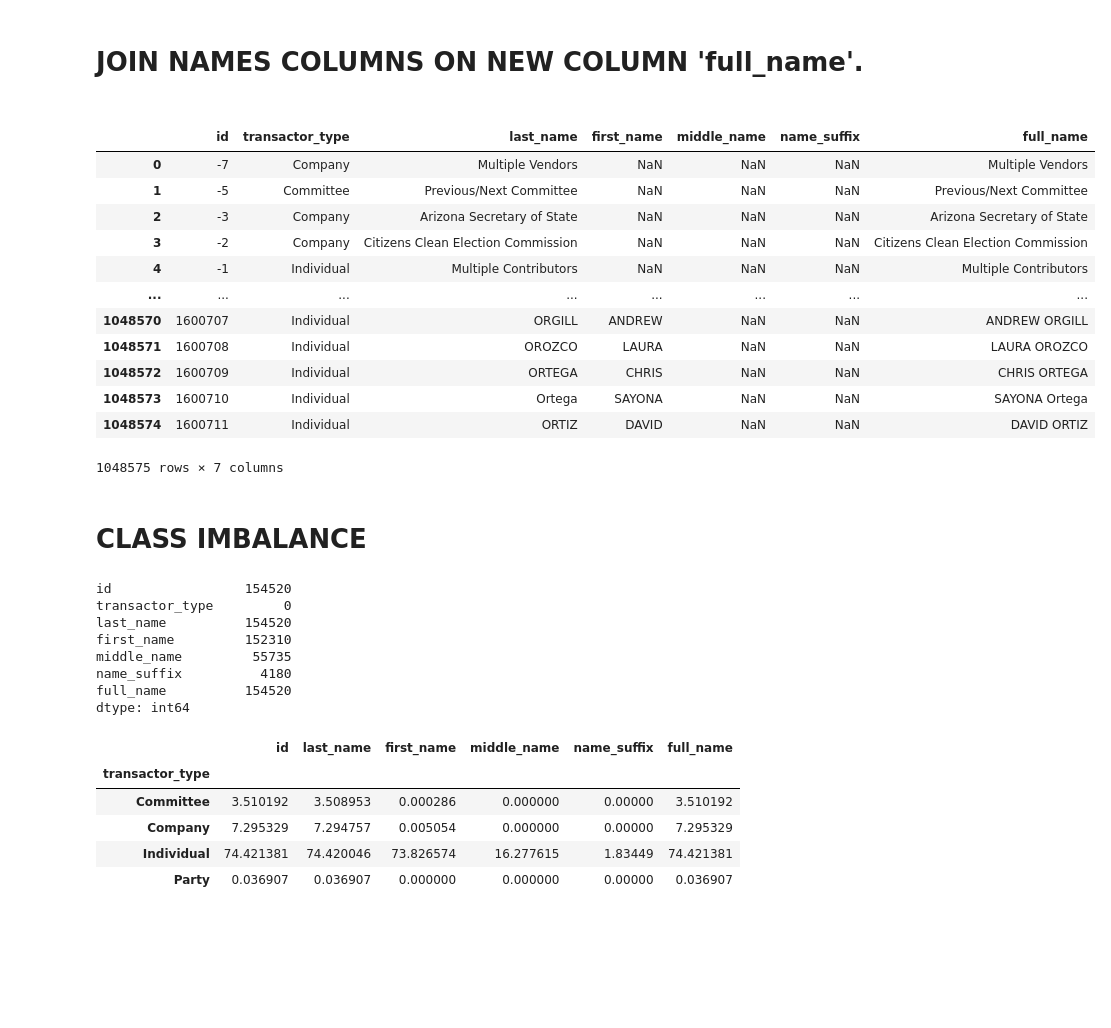
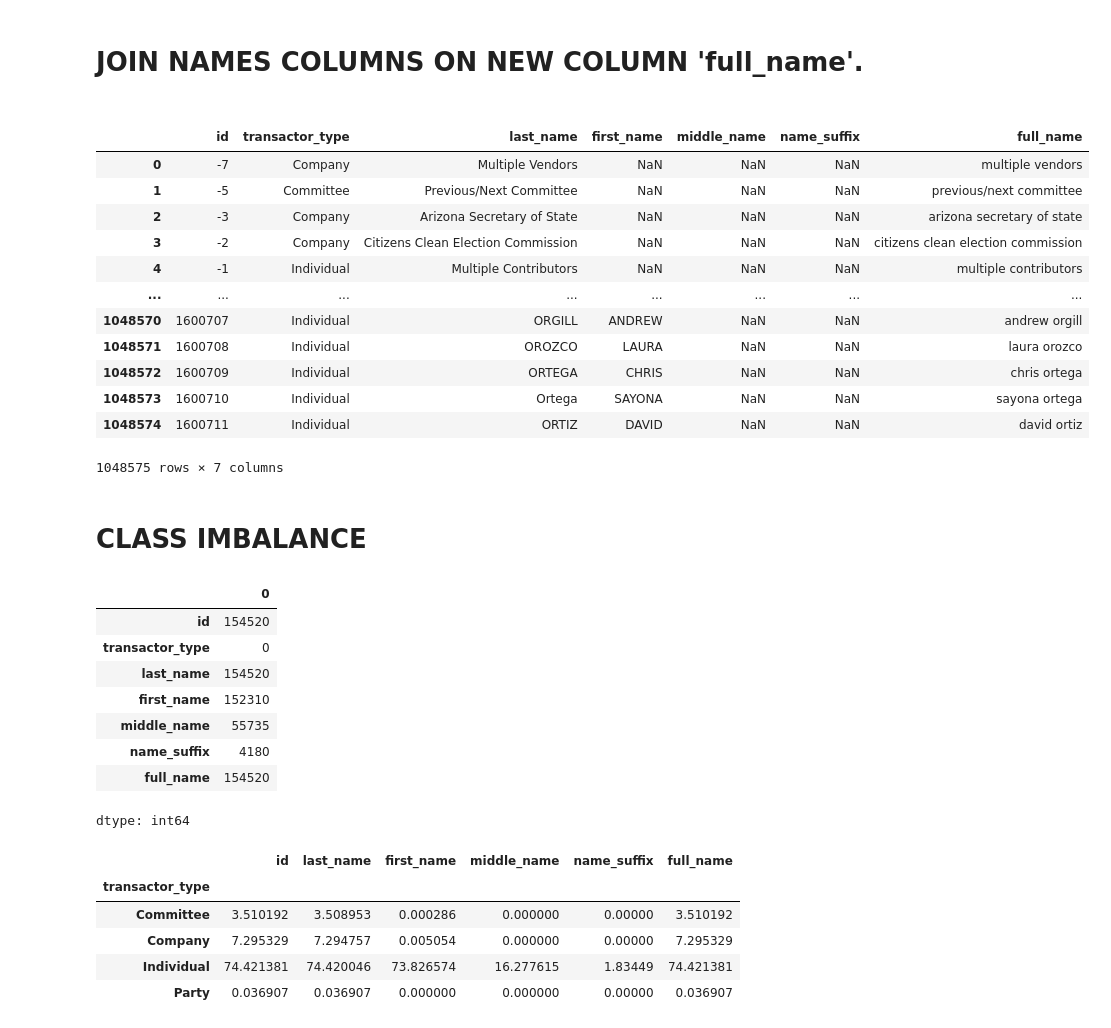
Before and after one commit to satadisha/ner_congressional_records, a Jupyter notebook: test.ipynb, the cells around one changed output. Saved outputs shown, nothing was run; the diff lists cells and outputs as text; code cells hidden in the pictures; blank space fills up the shorter version.

```diff
--- a/test.ipynb
+++ b/test.ipynb
@@ -7,6 +11,6 @@ DATA_PATH = "/home/jovyan/work/ner_congressional_records/DATA/"
 <h1>UNCOMMENT THIS WHILE USING COLLAB</h1>
 # %%
 
-# from google.colab import drive
-# drive.mount('/content/gdrive')
-# DATA_PATH = '/content/gdrive/MyDrive/REU/PROJECT/DATA/'
+from google.colab import drive
+drive.mount('/content/gdrive')
+DATA_PATH = '/content/gdrive/MyDrive/REU/PROJECT/DATA/'
@@ -95,34 +139,35 @@ az_transcators['full_name'] = az_transcators['name_suffix'].astype(str) + ' ' +
 # %%
 az_transcators['full_name'] = az_transcators['full_name'].str.replace('nan', '', regex=False).str.strip()
 # %%
+az_transcators['full_name'] = az_transcators['full_name'].str.lower()
 az_transcators
 # %% [output]
 |  | id | transactor_type | last_name | first_name | middle_name | name_suffix | full_name |
-| 0 | -7 | Company | Multiple Vendors | NaN | NaN | NaN | Multiple Vendors |
-| 1 | -5 | Committee | Previous/Next Committee | NaN | NaN | NaN | Previous/Next Committee |
-| 2 | -3 | Company | Arizona Secretary of State | NaN | NaN | NaN | Arizona Secretary of State |
-| 3 | -2 | Company | Citizens Clean Election Commission | NaN | NaN | NaN | Citizens Clean Election Commission |
-| 4 | -1 | Individual | Multiple Contributors | NaN | NaN | NaN | Multiple Contributors |
+| 0 | -7 | Company | Multiple Vendors | NaN | NaN | NaN | multiple vendors |
+| 1 | -5 | Committee | Previous/Next Committee | NaN | NaN | NaN | previous/next committee |
+| 2 | -3 | Company | Arizona Secretary of State | NaN | NaN | NaN | arizona secretary of state |
+| 3 | -2 | Company | Citizens Clean Election Commission | NaN | NaN | NaN | citizens clean election commission |
+| 4 | -1 | Individual | Multiple Contributors | NaN | NaN | NaN | multiple contributors |
 | ... | ... | ... | ... | ... | ... | ... | ... |
-| 1048570 | 1600707 | Individual | ORGILL | ANDREW | NaN | NaN | ANDREW ORGILL |
-| 1048571 | 1600708 | Individual | OROZCO | LAURA | NaN | NaN | LAURA OROZCO |
-| 1048572 | 1600709 | Individual | ORTEGA | CHRIS | NaN | NaN | CHRIS ORTEGA |
-| 1048573 | 1600710 | Individual | Ortega | SAYONA | NaN | NaN | SAYONA Ortega |
-| 1048574 | 1600711 | Individual | ORTIZ | DAVID | NaN | NaN | DAVID ORTIZ |
+| 1048570 | 1600707 | Individual | ORGILL | ANDREW | NaN | NaN | andrew orgill |
+| 1048571 | 1600708 | Individual | OROZCO | LAURA | NaN | NaN | laura orozco |
+| 1048572 | 1600709 | Individual | ORTEGA | CHRIS | NaN | NaN | chris ortega |
+| 1048573 | 1600710 | Individual | Ortega | SAYONA | NaN | NaN | sayona ortega |
+| 1048574 | 1600711 | Individual | ORTIZ | DAVID | NaN | NaN | david ortiz |
 1048575 rows × 7 columns
 # %% [markdown]
 <h1>CLASS IMBALANCE</h1>
 # %%
-
 az_transcators[az_transcators['transactor_type'].isna()].count()
 # %% [output]
+|  | 0 |
+| id | 154520 |
+| transactor_type | 0 |
+| last_name | 154520 |
+| first_name | 152310 |
+| middle_name | 55735 |
+| name_suffix | 4180 |
+| full_name | 154520 |
-id                 154520
-transactor_type         0
-last_name          154520
-first_name         152310
-middle_name         55735
-name_suffix          4180
-full_name          154520
 dtype: int64
 # %%
 az_transcators.groupby('transactor_type').count()/len(az_transcators)*100
```
Also changed, not shown: parts of 45 cells of this notebook.
